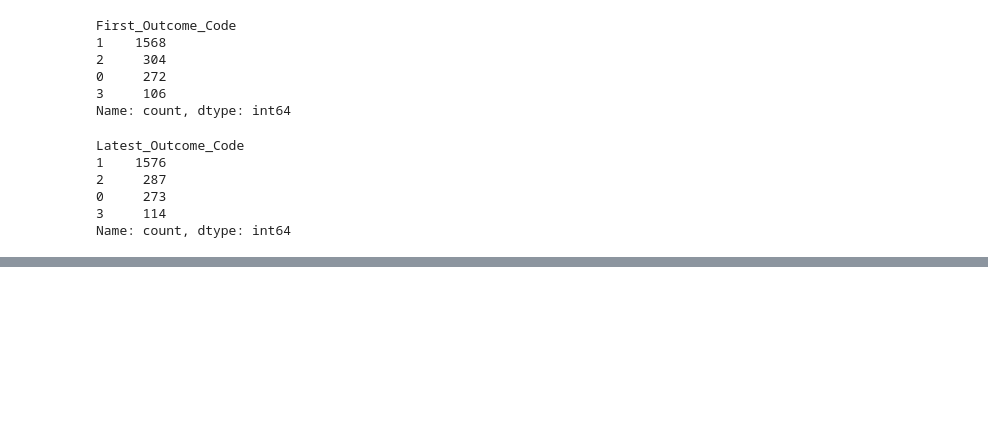
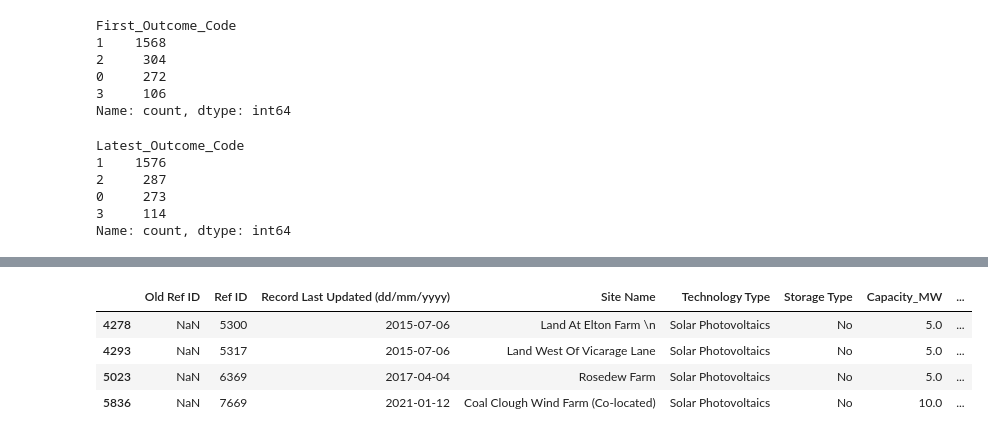
Before and after one commit to Chhchroncode/Data-Science-Solar-with-Cox, a Jupyter notebook: Python/Python_data_cleaning.ipynb, the cells around one changed output, grey strips where cells are left out. Cells and saved outputs as stored; diff of their text form; code cells hidden in the pictures; blank space fills up the shorter version.

```diff
--- a/Python/Python_data_cleaning.ipynb
+++ b/Python/Python_data_cleaning.ipynb
@@ -1097,0 +1156,3 @@ print(solar['Development Status'].value_counts())
+# %%
+solar=solar[solar['time_first_days']>=0]
+solar.shape
@@ -1097,0 +1166,4 @@ print(solar['Development Status'].value_counts())
+# %%
+#Dropping extreme case of withdrawal at the same day of submitting
+solar=solar[solar['time_first_days']!=0]
+solar.shape
@@ -1100 +1196,11 @@ print(solar.notna().sum())
+# %%
+#Inspect projects with long consent time
+#Identified two projects from Cheshire, project names are improperly logged
+solar[solar['time_first_days']>2500]
+# %% [output]
+|  | Old Ref ID | Ref ID | Record Last Updated (dd/mm/yyyy) | Site Name | Technology Type | Storage Type | Capacity_MW | ... |
+| 4278 | NaN | 5300 | 2015-07-06 | Land At Elton Farm \n | Solar Photovoltaics | No | 5.0 | ... |
+| 4293 | NaN | 5317 | 2015-07-06 | Land West Of Vicarage Lane | Solar Photovoltaics | No | 5.0 | ... |
+| 5023 | NaN | 6369 | 2017-04-04 | Rosedew Farm | Solar Photovoltaics | No | 5.0 | ... |
+| 5836 | NaN | 7669 | 2021-01-12 | Coal Clough Wind Farm (Co-located) | Solar Photovoltaics | No | 10.0 | ... |
 # %%
```
Also changed, not shown: parts of 26 cells of this notebook.
